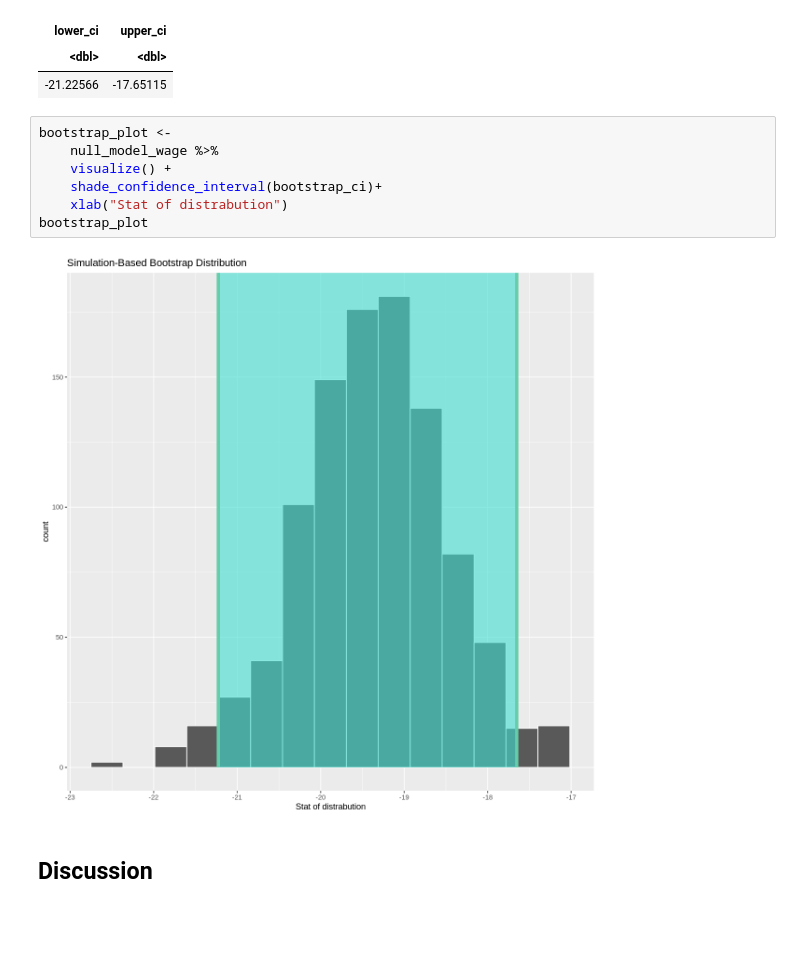
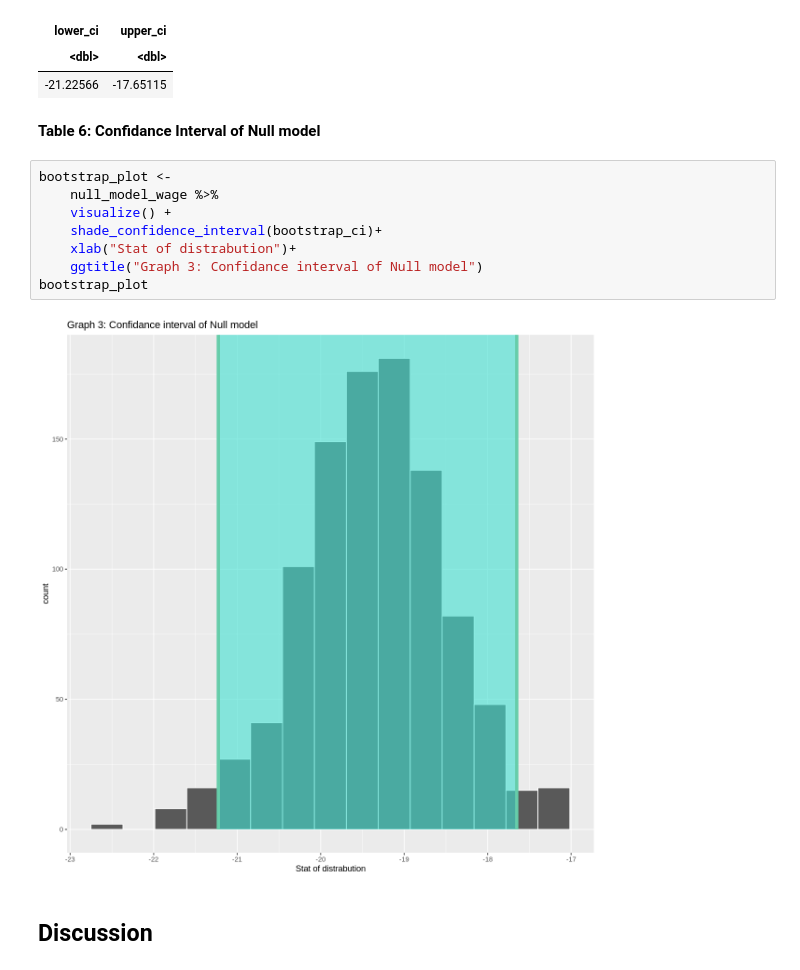
Before and after one commit to GWilliam02/STAT201-Project, a Jupyter notebook: final_report.ipynb, the cells around one changed output. Cells and saved outputs as stored; diff of their text form; blank space fills up the shorter version.

```diff
--- a/final_report.ipynb
+++ b/final_report.ipynb
@@ -222,15 +224,18 @@ A tibble: 1 × 2
 | lower_ci | upper_ci |
 | <dbl> | <dbl> |
 | -21.22566 | -17.65115 |
+# %% [markdown]
+**Table 6: Confidance Interval of Null model**
 # %%
 bootstrap_plot <-
     null_model_wage %>%
     visualize() +
     shade_confidence_interval(bootstrap_ci)+
-    xlab("Stat of distrabution")
+    xlab("Stat of distrabution")+
+    ggtitle("Graph 3: Confidance interval of Null model")
 bootstrap_plot
 # %% [output]
-[figure, old version]
+[figure, new version]
 # %% [markdown]
 ## Discussion ##
 # %%
```
Also changed, not shown: parts of 4 cells of this notebook.
